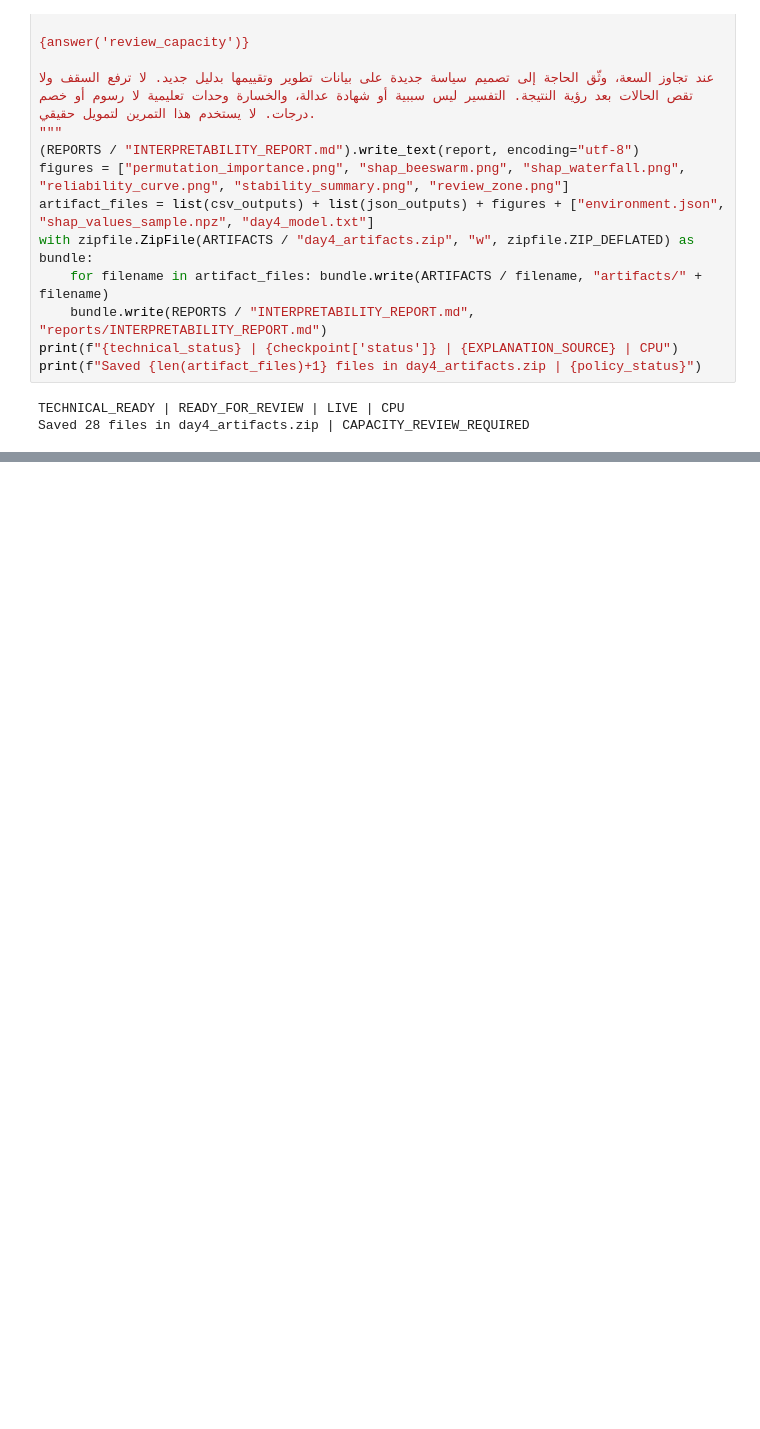
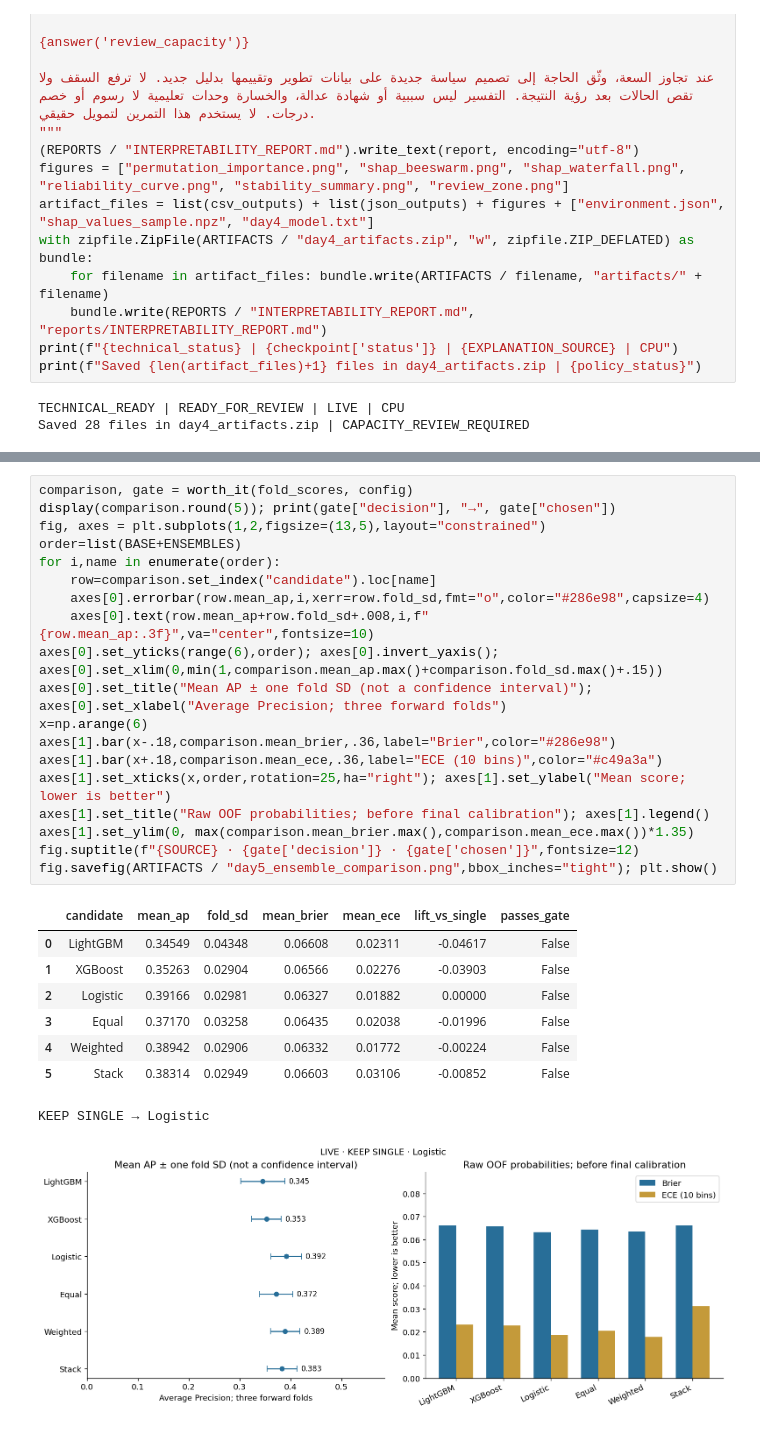
Before and after one commit to khuluodk1998/SDA-DSC-211-StudentCode, a Jupyter notebook: SDA_DSC_211_StudentCode_khuludalyousef_notebook04.ipynb, the cells around one changed output, grey strips where cells are left out. Saved outputs shown, nothing was run; the diff lists cells and outputs as text; blank space fills up the shorter version.

```diff
--- a/SDA_DSC_211_StudentCode_khuludalyousef_notebook04.ipynb
+++ b/SDA_DSC_211_StudentCode_khuludalyousef_notebook04.ipynb
@@ -526,0 +662,29 @@ Saved 28 files in day4_artifacts.zip | CAPACITY_REVIEW_REQUIRED
+# %%
+comparison, gate = worth_it(fold_scores, config)
+display(comparison.round(5)); print(gate["decision"], "→", gate["chosen"])
+fig, axes = plt.subplots(1,2,figsize=(13,5),layout="constrained")
+order=list(BASE+ENSEMBLES)
+for i,name in enumerate(order):
+    row=comparison.set_index("candidate").loc[name]
+    axes[0].errorbar(row.mean_ap,i,xerr=row.fold_sd,fmt="o",color="#286e98",capsize=4)
+    axes[0].text(row.mean_ap+row.fold_sd+.008,i,f"{row.mean_ap:.3f}",va="center",fontsize=10)
+axes[0].set_yticks(range(6),order); axes[0].invert_yaxis(); axes[0].set_xlim(0,min(1,comparison.mean_ap.max()+comparison.fold_sd.max()+.15))
+axes[0].set_title("Mean AP ± one fold SD (not a confidence interval)"); axes[0].set_xlabel("Average Precision; three forward folds")
+x=np.arange(6)
+axes[1].bar(x-.18,comparison.mean_brier,.36,label="Brier",color="#286e98")
+axes[1].bar(x+.18,comparison.mean_ece,.36,label="ECE (10 bins)",color="#c49a3a")
+axes[1].set_xticks(x,order,rotation=25,ha="right"); axes[1].set_ylabel("Mean score; lower is better")
+axes[1].set_title("Raw OOF probabilities; before final calibration"); axes[1].legend()
+axes[1].set_ylim(0, max(comparison.mean_brier.max(),comparison.mean_ece.max())*1.35)
+fig.suptitle(f"{SOURCE} · {gate['decision']} · {gate['chosen']}",fontsize=12)
+fig.savefig(ARTIFACTS / "day5_ensemble_comparison.png",bbox_inches="tight"); plt.show()
+# %% [output]
+|  | candidate | mean_ap | fold_sd | mean_brier | mean_ece | lift_vs_single | passes_gate |
+| 0 | LightGBM | 0.34549 | 0.04348 | 0.06608 | 0.02311 | -0.04617 | False |
+| 1 | XGBoost | 0.35263 | 0.02904 | 0.06566 | 0.02276 | -0.03903 | False |
+| 2 | Logistic | 0.39166 | 0.02981 | 0.06327 | 0.01882 | 0.00000 | False |
+| 3 | Equal | 0.37170 | 0.03258 | 0.06435 | 0.02038 | -0.01996 | False |
+| 4 | Weighted | 0.38942 | 0.02906 | 0.06332 | 0.01772 | -0.00224 | False |
+| 5 | Stack | 0.38314 | 0.02949 | 0.06603 | 0.03106 | -0.00852 | False |
+KEEP SINGLE → Logistic
+[figure, added]
```
Also changed, not shown: parts of 9 cells of this notebook.
